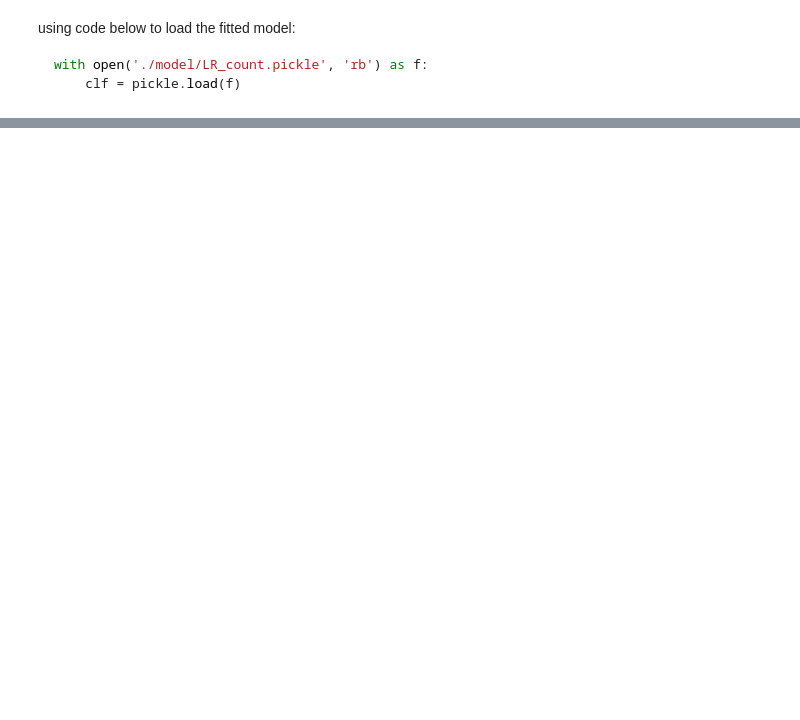
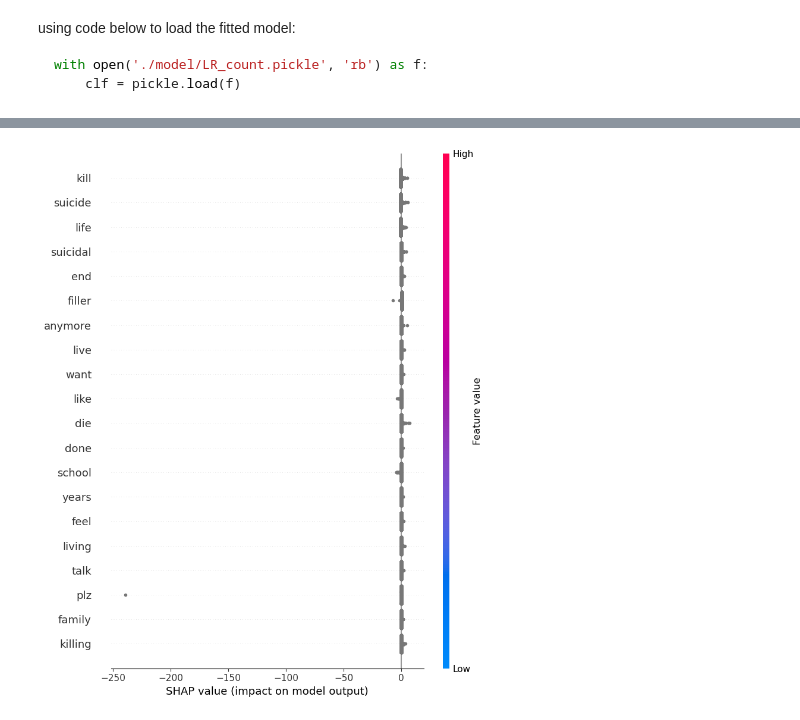
Before and after one commit to Sting-Scorpion/DataScience_Project, a Jupyter notebook: LR_CountVectorizer.ipynb, the cells around one changed output, grey strips where cells are left out. Cells and saved outputs as stored; diff of their text form; code cells hidden in the pictures; blank space fills up the shorter version.

```diff
--- a/LR_CountVectorizer.ipynb
+++ b/LR_CountVectorizer.ipynb
@@ -155,0 +245,5 @@ mei with weight 4.700628407770826
+# %%
+shap_values = explainer(vectorizer.transform(fns))
+shap.summary_plot(shap_values, vectorizer.transform(fns), feature_names=vectorizer.get_feature_names_out())
+# %% [output]
+[figure, added]
```
Also changed, not shown: parts of 16 cells of this notebook.
